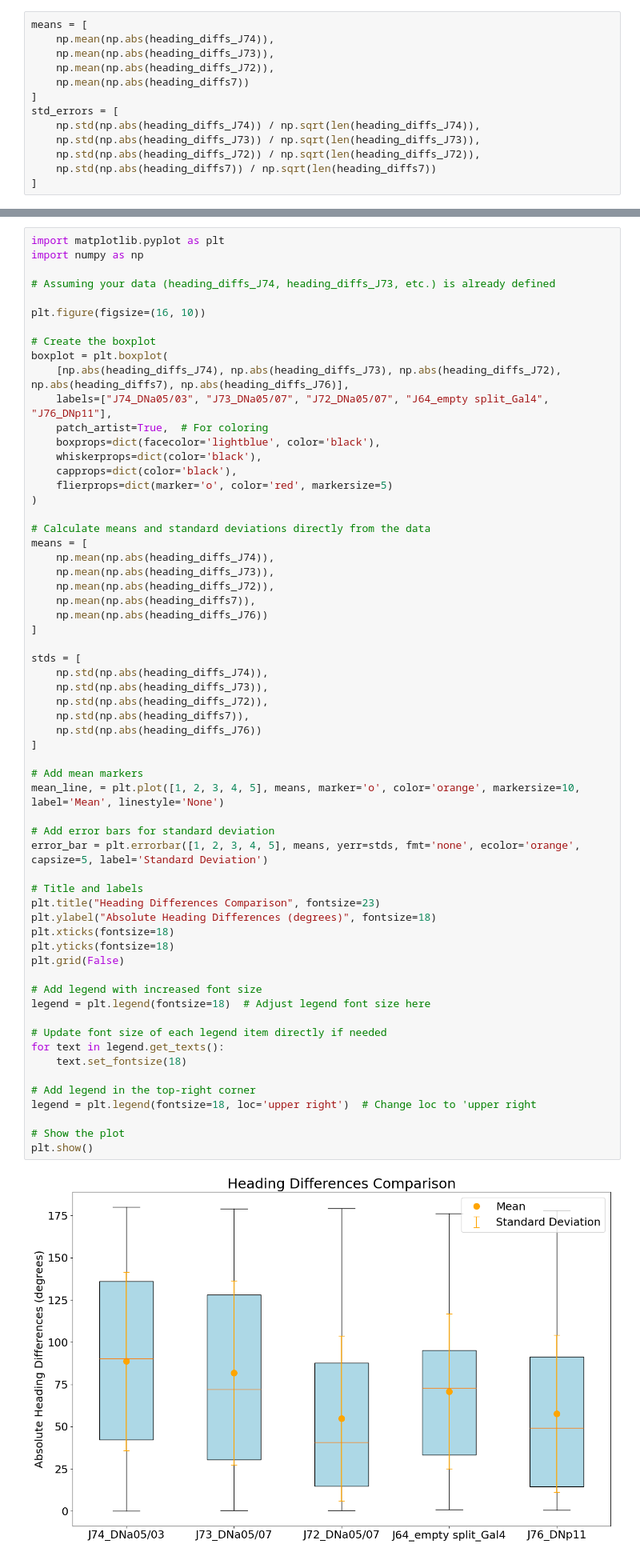
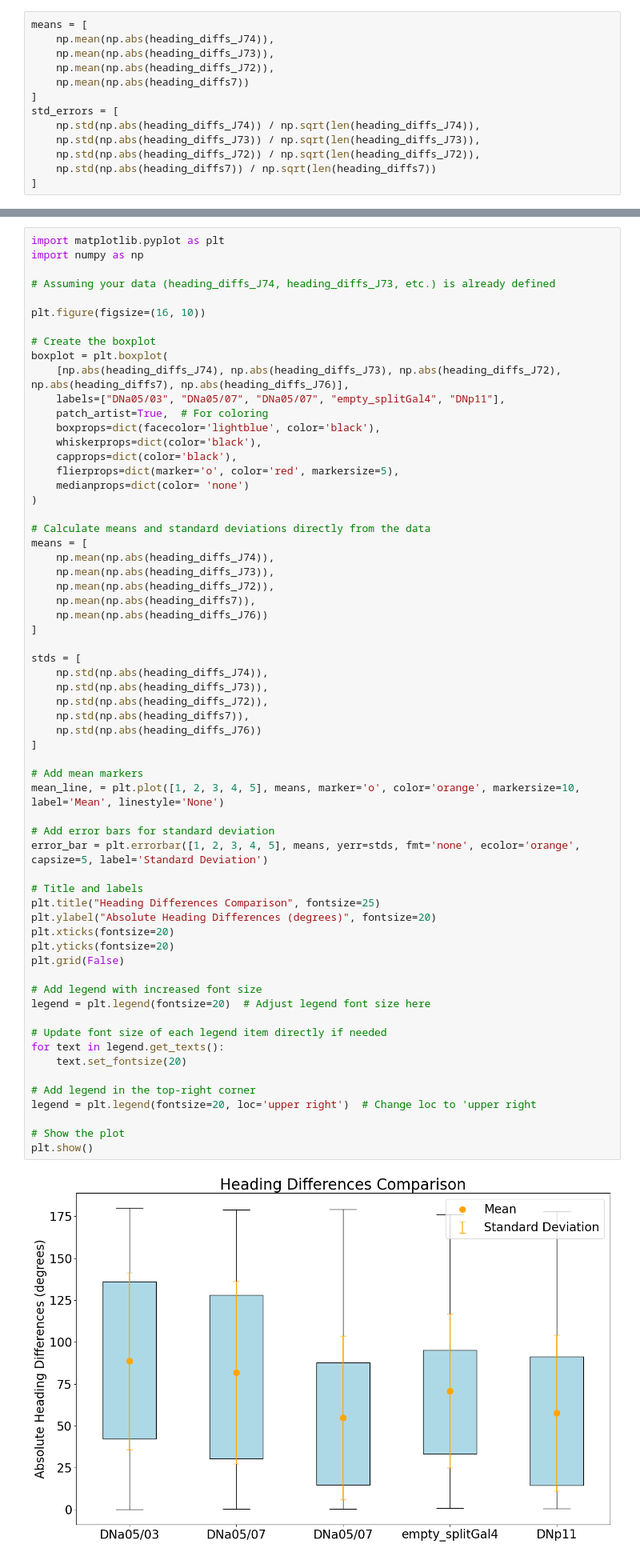
Before and after one commit to Shivammm123/FlyFlightBehavior, a Jupyter notebook: Free Flight Analysis Flies/Complete Analysis.ipynb, the cells around one changed output, grey strips where cells are left out. Shown at 80% size. Cells and saved outputs as stored; diff of their text form.

```diff
--- a/Free Flight Analysis Flies/Complete Analysis.ipynb
+++ b/Free Flight Analysis Flies/Complete Analysis.ipynb
@@ -678,12 +799,13 @@ plt.figure(figsize=(16, 10))
 # Create the boxplot
 boxplot = plt.boxplot(
     [np.abs(heading_diffs_J74), np.abs(heading_diffs_J73), np.abs(heading_diffs_J72), np.abs(heading_diffs7), np.abs(heading_diffs_J76)],
-    labels=["J74_DNa05/03", "J73_DNa05/07", "J72_DNa05/07", "J64_empty split_Gal4", "J76_DNp11"],
+    labels=["DNa05/03", "DNa05/07", "DNa05/07", "empty_splitGal4", "DNp11"],
     patch_artist=True,  # For coloring
     boxprops=dict(facecolor='lightblue', color='black'),
     whiskerprops=dict(color='black'),
     capprops=dict(color='black'),
-    flierprops=dict(marker='o', color='red', markersize=5)
+    flierprops=dict(marker='o', color='red', markersize=5),
+    medianprops=dict(color= 'none')
 )
 
 # Calculate means and standard deviations directly from the data
@@ -695,41 +817,41 @@ means = [
     np.mean(np.abs(heading_diffs_J76))
 ]
 
 stds = [
     np.std(np.abs(heading_diffs_J74)),
     np.std(np.abs(heading_diffs_J73)),
     np.std(np.abs(heading_diffs_J72)),
     np.std(np.abs(heading_diffs7)),
     np.std(np.abs(heading_diffs_J76))
 ]
 
 # Add mean markers
 mean_line, = plt.plot([1, 2, 3, 4, 5], means, marker='o', color='orange', markersize=10, label='Mean', linestyle='None')
 
 # Add error bars for standard deviation
 error_bar = plt.errorbar([1, 2, 3, 4, 5], means, yerr=stds, fmt='none', ecolor='orange', capsize=5, label='Standard Deviation')
 
 # Title and labels
-plt.title("Heading Differences Comparison", fontsize=23)
-plt.ylabel("Absolute Heading Differences (degrees)", fontsize=18)
-plt.xticks(fontsize=18)
-plt.yticks(fontsize=18)
+plt.title("Heading Differences Comparison", fontsize=25)
+plt.ylabel("Absolute Heading Differences (degrees)", fontsize=20)
+plt.xticks(fontsize=20)
+plt.yticks(fontsize=20)
 plt.grid(False)
 
 # Add legend with increased font size
-legend = plt.legend(fontsize=18)  # Adjust legend font size here
+legend = plt.legend(fontsize=20)  # Adjust legend font size here
 
 # Update font size of each legend item directly if needed
 for text in legend.get_texts():
-    text.set_fontsize(18)
+    text.set_fontsize(20)
 
 # Add legend in the top-right corner
-legend = plt.legend(fontsize=18, loc='upper right')  # Change loc to 'upper right
+legend = plt.legend(fontsize=20, loc='upper right')  # Change loc to 'upper right
 
 # Show the plot
 plt.show()
 # %% [output]
-[figure, old version]
+[figure, new version]
 # %%
 import numpy as np
 import pandas as pd
```
Also changed, not shown: parts of 7 cells of this notebook, 2 other files.
